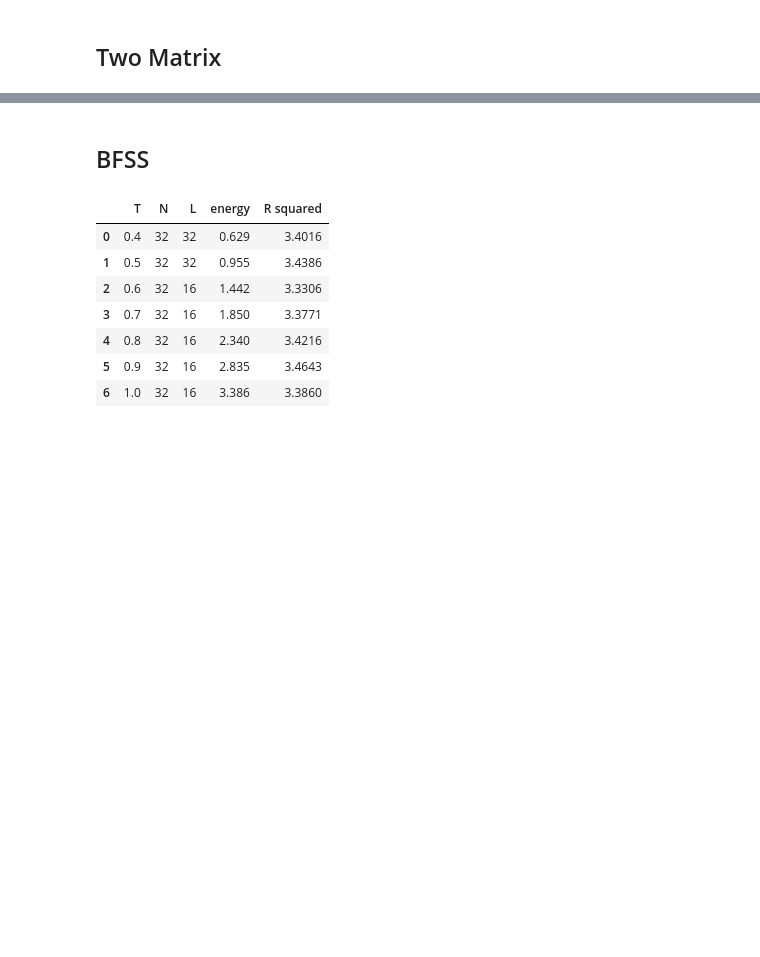
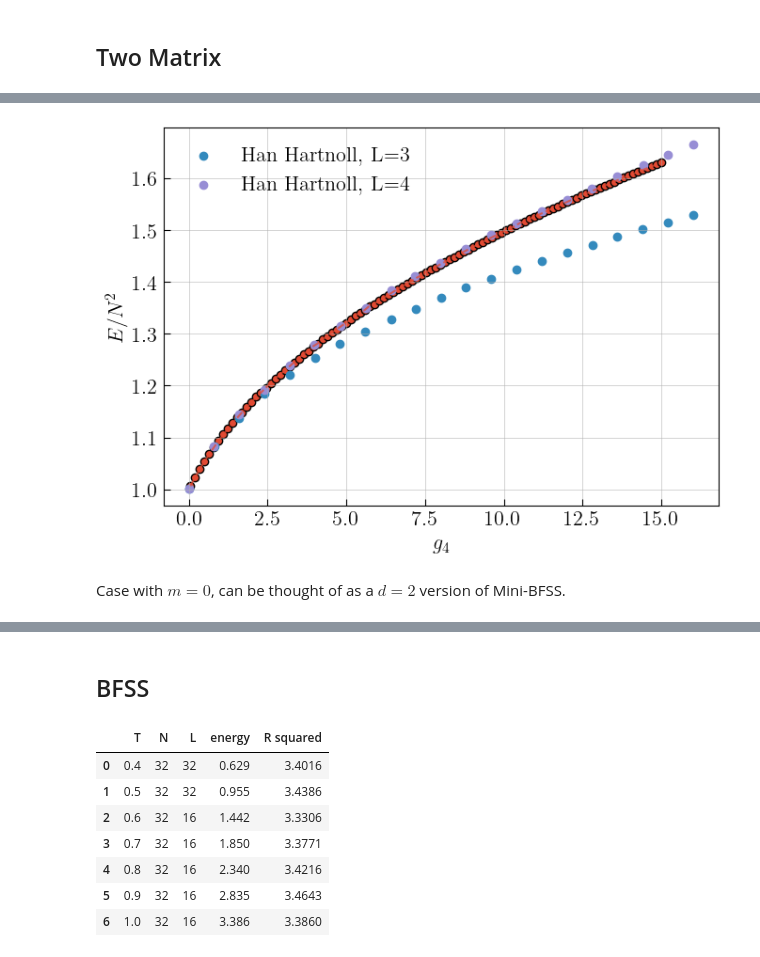
Before and after one commit to gshartnett/bmnsim, a Jupyter notebook: Plotting Notebook.ipynb, the cells around one changed output, grey strips where cells are left out. Cells and saved outputs as stored; diff of their text form; code cells hidden in the pictures; blank space fills up the shorter version.

```diff
--- a/Plotting Notebook.ipynb
+++ b/Plotting Notebook.ipynb
@@ -195,11 +253,12 @@ files = [f for f in os.listdir(datadir) if '.json' in f]
 
 data = []
 for file in files:
-    with open(f"{datadir}/{file}") as f:
-        result = json.load(f)
-    del result["param"] # remove param vector
-    result["g4"] = float(file[3:-5]) # add g4 coupling
-    data.append(result)
+    if 'g4_' in file:
+        with open(f"{datadir}/{file}") as f:
+            result = json.load(f)
+        del result["param"] # remove param vector
+        result["g4"] = float(file[3:-5]) # add g4 coupling
+        data.append(result)
 print(f"number of data points found: {len(data)}")
 df = pd.DataFrame(data)
 df.sort_values("g4", inplace=True)
@@ -207,18 +283,22 @@ df.head(5)
 # %%
 fig, ax = plt.subplots(figsize=(7, 5))
 
 ax.scatter(df["g4"], df["energy"], edgecolors="k")
 ax.plot(df["g4"], df["energy"], '--', linewidth=1.5, alpha=0.75)
 
-df_han_hartnoll_fig3a = pd.read_csv("data_from_papers/han_hartnoll_data/TwoMatrixFig3a_L_3.csv", header=None, names=["x", "y"])
+df_han_hartnoll_fig3a = pd.read_csv("data/data_from_papers/han_hartnoll_data/TwoMatrixFig3a_L_3.csv", header=None, names=["x", "y"])
 ax.scatter(2 * df_han_hartnoll_fig3a["x"], 0.5 * df_han_hartnoll_fig3a["y"], label="Han Hartnoll, L=3")
 
-df_han_hartnoll_fig3a = pd.read_csv("data_from_papers/han_hartnoll_data/TwoMatrixFig3a_L_4.csv", header=None, names=["x", "y"])
+df_han_hartnoll_fig3a = pd.read_csv("data/data_from_papers/han_hartnoll_data/TwoMatrixFig3a_L_4.csv", header=None, names=["x", "y"])
 ax.scatter(2 * df_han_hartnoll_fig3a["x"], 0.5 * df_han_hartnoll_fig3a["y"], label="Han Hartnoll, L=4")
 
 ax.set_xlabel(r"$g_4$")
 ax.set_ylabel(r"$E/N^2$")
 ax.legend(frameon=False)
 plt.tight_layout()
 #ax.set_xlim([0.1, 1.4])
 plt.show()
+# %% [output]
+[figure, added]
+# %% [markdown]
+Case with $m=0$, can be thought of as a $d=2$ version of Mini-BFSS.
```
Also changed, not shown: parts of 18 cells of this notebook, 15 other files.
